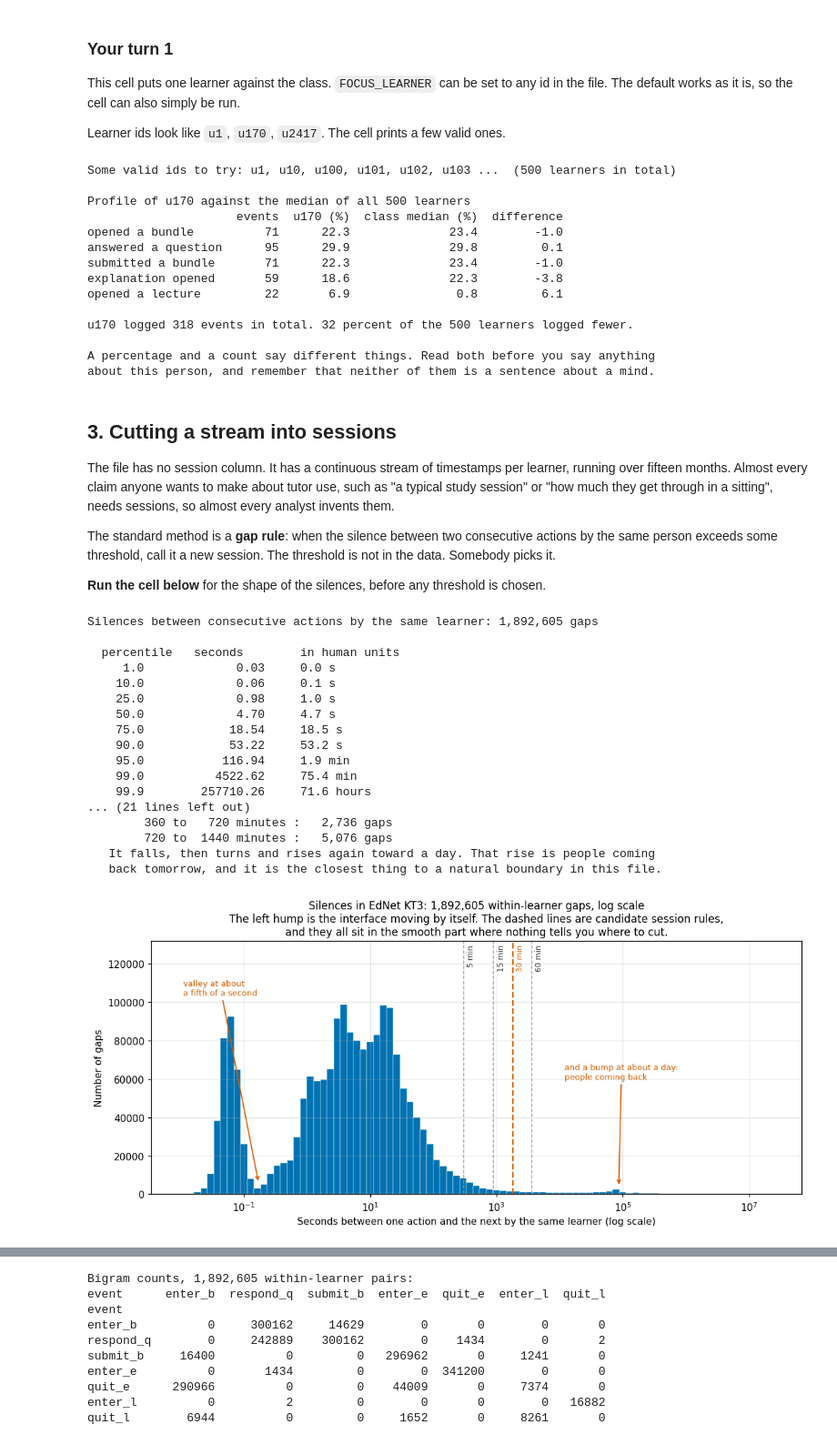
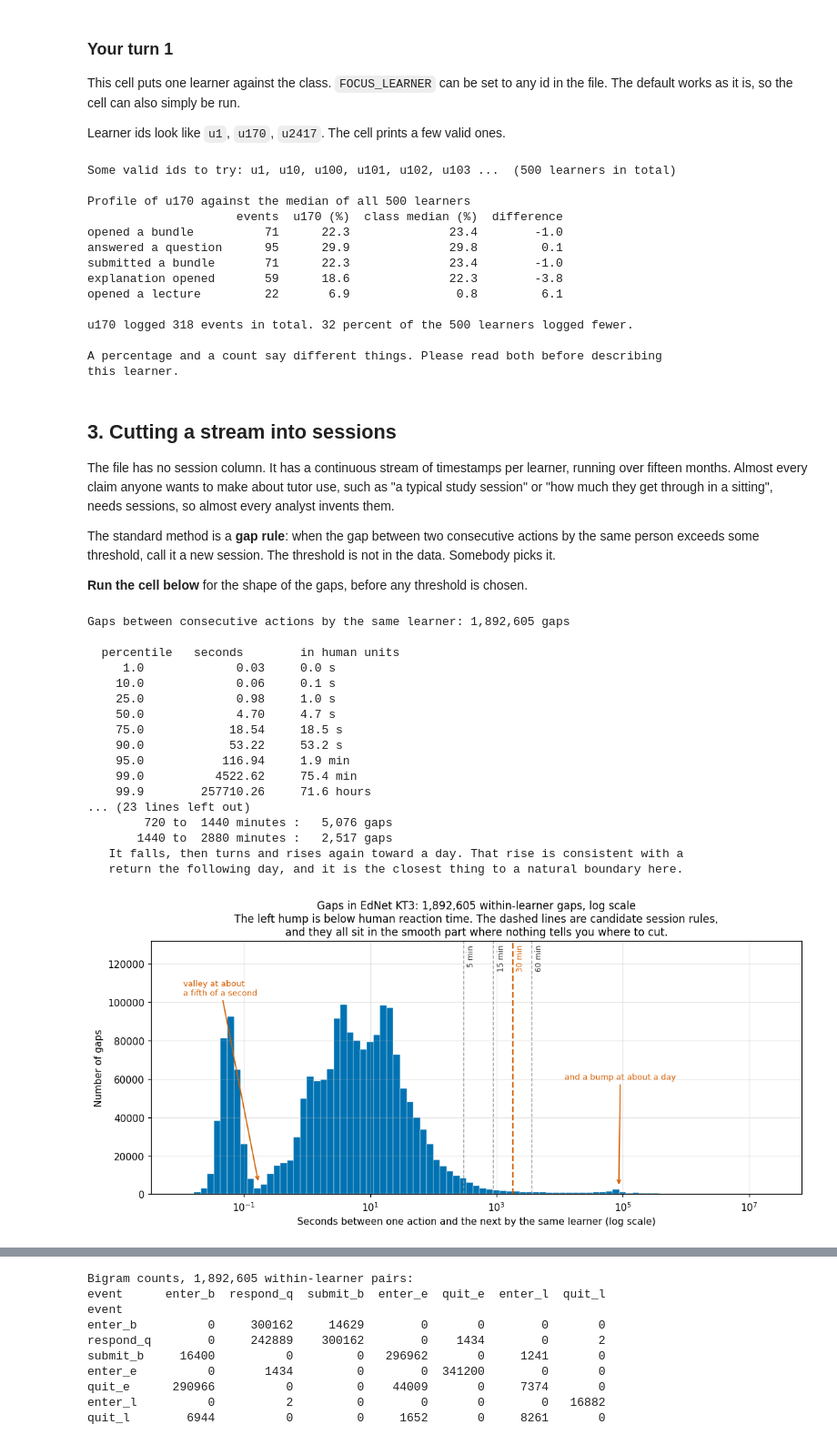
Before and after one commit to HakeoungLee/edis8100-teaching-learning-analytics, a Jupyter notebook: week07-srl-traces-lab/week07_srl_traces_lab.ipynb, the cells around one changed output, grey strips where cells are left out. Shown at 91% size. Saved outputs shown, nothing was run; the diff lists cells and outputs as text; code cells hidden in the pictures.

```diff
--- a/week07-srl-traces-lab/week07_srl_traces_lab.ipynb
+++ b/week07-srl-traces-lab/week07_srl_traces_lab.ipynb
@@ -177,6 +185,19 @@ print('It is filled in on exactly the "respond" rows:',
 print()
 print('There is no column for whether an answer was right. Check for yourself:')
 print('   columns present:', list(actions.columns[:7]))
+
+print()
+print('--- platform and study mode, printed once so later sentences have a source ---')
+for p, n in actions['platform'].value_counts().items():
+    print('   platform %-7s %11s rows  (%.1f%% of the file)'
+          % (p, format(int(n), ','), 100 * n / len(actions)))
+plat_by_learner = pd.crosstab(actions['user_id'], actions['platform'].astype(str)) > 0
+print('   learners recorded on mobile only: %d,  on web only: %d,  on both: %d'
+      % (int((plat_by_learner['mobile'] & ~plat_by_learner['web']).sum()),
+         int((~plat_by_learner['mobile'] & plat_by_learner['web']).sum()),
+         int((plat_by_learner['mobile'] & plat_by_learner['web']).sum())))
+print('   study modes in the source column (%d):' % actions['source'].nunique(),
+      ', '.join(sorted(actions['source'].astype(str).unique())))
 # %% [output]
 --- the first 12 rows, exactly as they arrived ---
     timestamp action_type item_id    source user_answer platform user_id
@@ -496,8 +564,8 @@ else:
           % (FOCUS_LEARNER, format(int(counts.loc[FOCUS_LEARNER].sum()), ','),
              100 * (counts.sum(axis=1) < counts.loc[FOCUS_LEARNER].sum()).mean()))
     print()
-    print('A percentage and a count say different things. Read both before you say anything')
-    print('about this person, and remember that neither of them is a sentence about a mind.')
+    print('A percentage and a count say different things. Please read both before describing')
+    print('this learner.')
 # %% [output]
 Some valid ids to try: u1, u10, u100, u101, u102, u103 ...  (500 learners in total)
 
@@ -511,19 +579,19 @@ opened a lecture         22       6.9               0.8         6.1
 
 u170 logged 318 events in total. 32 percent of the 500 learners logged fewer.
 
-A percentage and a count say different things. Read both before you say anything
-about this person, and remember that neither of them is a sentence about a mind.
+A percentage and a count say different things. Please read both before describing
+this learner.
 # %% [markdown]
 ## 3. Cutting a stream into sessions
 
 The file has no session column. It has a continuous stream of timestamps per learner, running over fifteen months. Almost every claim anyone wants to make about tutor use, such as "a typical study session" or "how much they get through in a sitting", needs sessions, so almost every analyst invents them.
 
-The standard method is a **gap rule**: when the silence between two consecutive actions by the same person exceeds some threshold, call it a new session. The threshold is not in the data. Somebody picks it.
+The standard method is a **gap rule**: when the gap between two consecutive actions by the same person exceeds some threshold, call it a new session. The threshold is not in the data. Somebody picks it.
 
-**Run the cell below** for the shape of the silences, before any threshold is chosen.
+**Run the cell below** for the shape of the gaps, before any threshold is chosen.
 # %%
 gaps = gap_s.dropna()
-print('Silences between consecutive actions by the same learner: %s gaps' % format(len(gaps), ','))
+print('Gaps between consecutive actions by the same learner: %s gaps' % format(len(gaps), ','))
 print()
 pct = [1, 10, 25, 50, 75, 90, 95, 99, 99.9]
 vals = np.percentile(gaps, pct)
@@ -537,23 +605,31 @@ for p, v in zip(pct, vals):
         human = '%.1f hours' % (v / 3600)
     print('   %5.1f       %10.2f     %s' % (p, v, human))
 print()
-print('Share of all silences longer than a candidate threshold:')
+print('Share of all gaps longer than a candidate threshold:')
 for m in [1, 5, 10, 15, 30, 60, 120]:
-    print('   %3d minutes : %7s gaps  (%.3f%% of all silences)'
+    print('   %3d minutes : %7s gaps  (%.3f%% of all gaps)'
           % (m, format(int((gaps > m * 60).sum()), ','), (gaps > m * 60).mean() * 100))
 print()
 print('Two things to check on the shape, because both matter for the rule:')
-print('   share of silences under 0.2 s          : %.3f   (the machine)' % (gaps < 0.2).mean())
-print('   share between 0.2 s and 1 s            : %.3f   (a genuine dip)'
+print('   share of gaps under 0.2 s              : %.3f   (below human reaction time)'
+      % (gaps < 0.2).mean())
+print('   share between 0.2 s and 1 s            : %.3f   (the dip)'
       % (((gaps >= 0.2) & (gaps < 1)).mean()))
-print('   so there IS a valley, and it is at a fifth of a second.')
+print('   so there is a valley, and it is at a fifth of a second.')
+hump_edges = np.logspace(np.log10(0.01), np.log10(gaps[gaps > 0].max()), 90)
+hump_counts, _ = np.histogram(gaps[gaps > 0], bins=hump_edges)
+below = np.where(hump_edges[1:] <= 0.2)[0]
+tallest = below[np.argmax(hump_counts[below])]
+print('   tallest bin below 0.2 s, in the bins the figure uses: %.4f to %.4f s'
+      % (hump_edges[tallest], hump_edges[tallest + 1]))
 print()
 print('   And in the range where a session rule has to live, counts per band:')
-for lo, hi in [(5, 15), (15, 30), (30, 60), (60, 120), (120, 360), (360, 720), (720, 1440)]:
+for lo, hi in [(5, 15), (15, 30), (30, 60), (60, 120), (120, 360), (360, 720), (720, 1440),
+               (1440, 2880)]:
     n = int(((gaps >= lo * 60) & (gaps < hi * 60)).sum())
     print('      %5d to %5d minutes : %7s gaps' % (lo, hi, format(n, ',')))
-print('   It falls, then turns and rises again toward a day. That rise is people coming')
-print('   back tomorrow, and it is the closest thing to a natural boundary in this file.')
+print('   It falls, then turns and rises again toward a day. That rise is consistent with a')
+print('   return the following day, and it is the closest thing to a natural boundary here.')
 
 fig, ax = plt.subplots(figsize=(10.5, 5.0))
 positive = gaps[gaps > 0]
@@ -561,42 +637,42 @@ bins = np.logspace(np.log10(0.01), np.log10(positive.max()), 90)
 ax.hist(positive, bins=bins, color=BLUE, edgecolor='white', linewidth=0.3)
 ax.set_xscale('log')
 ax.set_ylim(0, 132000)
 ax.annotate('valley at about\na fifth of a second', xy=(0.17, 6000), xytext=(0.011, 112000),
             fontsize=8.5, color=VERMILLION, va='top',
             arrowprops=dict(arrowstyle='->', color=VERMILLION, linewidth=1.2))
-ax.annotate('and a bump at about a day:\npeople coming back', xy=(86400, 4000),
+ax.annotate('and a bump at about a day', xy=(86400, 4000),
             xytext=(12000, 60000), fontsize=8.5, color=VERMILLION,
             arrowprops=dict(arrowstyle='->', color=VERMILLION, linewidth=1.2))
 for m, color in [(5, GREY), (15, GREY), (30, VERMILLION), (60, GREY)]:
     ax.axvline(m * 60, color=color, linestyle='--', linewidth=1.6 if m == 30 else 1.0)
     ax.text(m * 60 * 1.14, 130000, '%d min' % m, rotation=90,
             va='top', fontsize=8, color=VERMILLION if m == 30 else BLACK)
 ax.set_xlabel('Seconds between one action and the next by the same learner (log scale)')
 ax.set_ylabel('Number of gaps')
-ax.set_title('Silences in EdNet KT3: 1,892,605 within-learner gaps, log scale\n'
-             'The left hump is the interface moving by itself. The dashed lines are candidate session rules,\n'
+ax.set_title('Gaps in EdNet KT3: 1,892,605 within-learner gaps, log scale\n'
+             'The left hump is below human reaction time. The dashed lines are candidate session rules,\n'
              'and they all sit in the smooth part where nothing tells you where to cut.')
 plt.tight_layout()
 plt.show()
 # %% [output]
-Silences between consecutive actions by the same learner: 1,892,605 gaps
+Gaps between consecutive actions by the same learner: 1,892,605 gaps
 
   percentile   seconds        in human units
      1.0             0.03     0.0 s
     10.0             0.06     0.1 s
     25.0             0.98     1.0 s
     50.0             4.70     4.7 s
     75.0            18.54     18.5 s
     90.0            53.22     53.2 s
     95.0           116.94     1.9 min
     99.0          4522.62     75.4 min
     99.9        257710.26     71.6 hours
-... (21 lines left out)
-        360 to   720 minutes :   2,736 gaps
+... (23 lines left out)
         720 to  1440 minutes :   5,076 gaps
-   It falls, then turns and rises again toward a day. That rise is people coming
-   back tomorrow, and it is the closest thing to a natural boundary in this file.
+       1440 to  2880 minutes :   2,517 gaps
+   It falls, then turns and rises again toward a day. That rise is consistent with a
+   return the following day, and it is the closest thing to a natural boundary here.
-[figure, old version]
+[figure, new version]
 # %% [markdown]
 **Let's look at the output.** The shape comes first, and anyone's threshold second.
 
```
Also changed, not shown: parts of 59 cells of this notebook, 3 other files.
